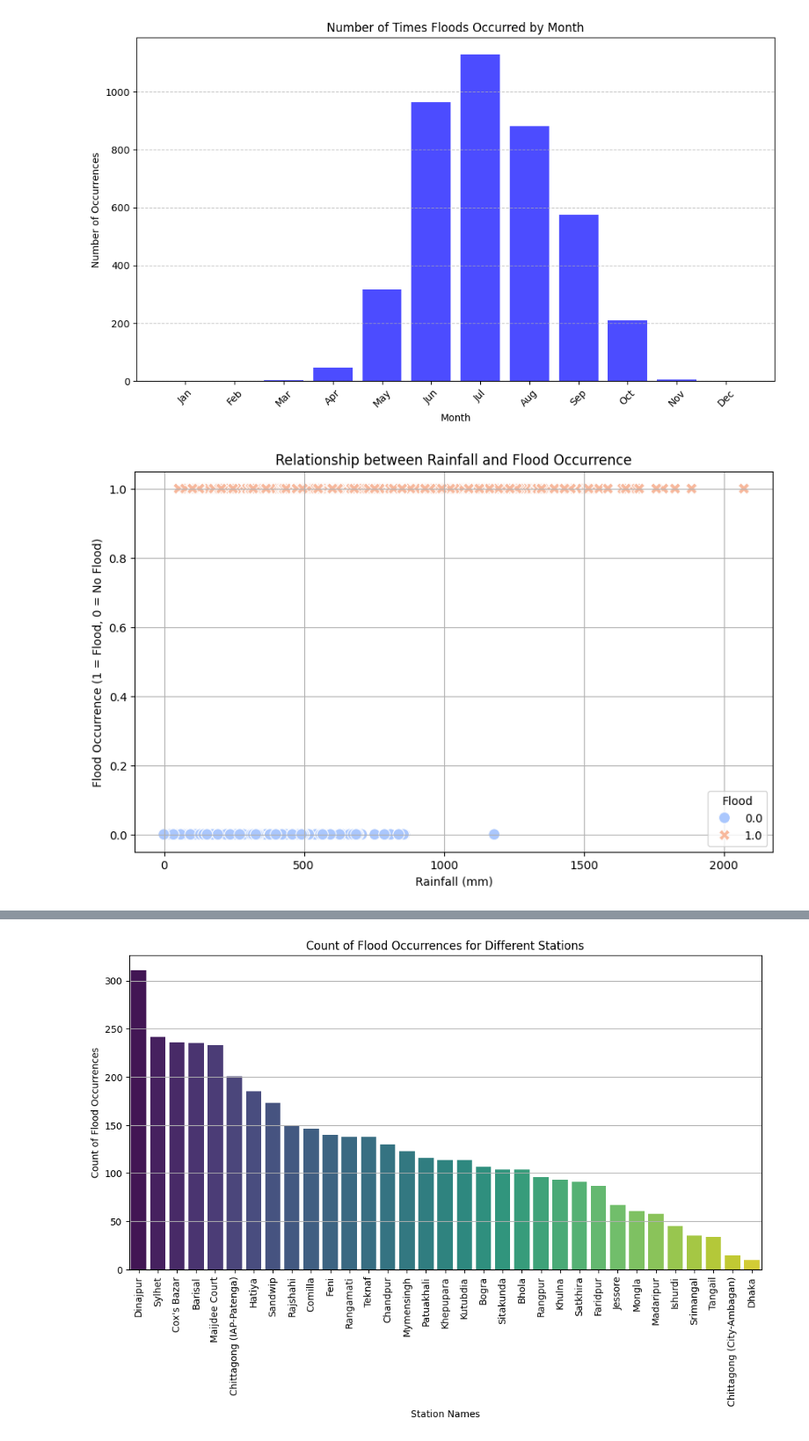
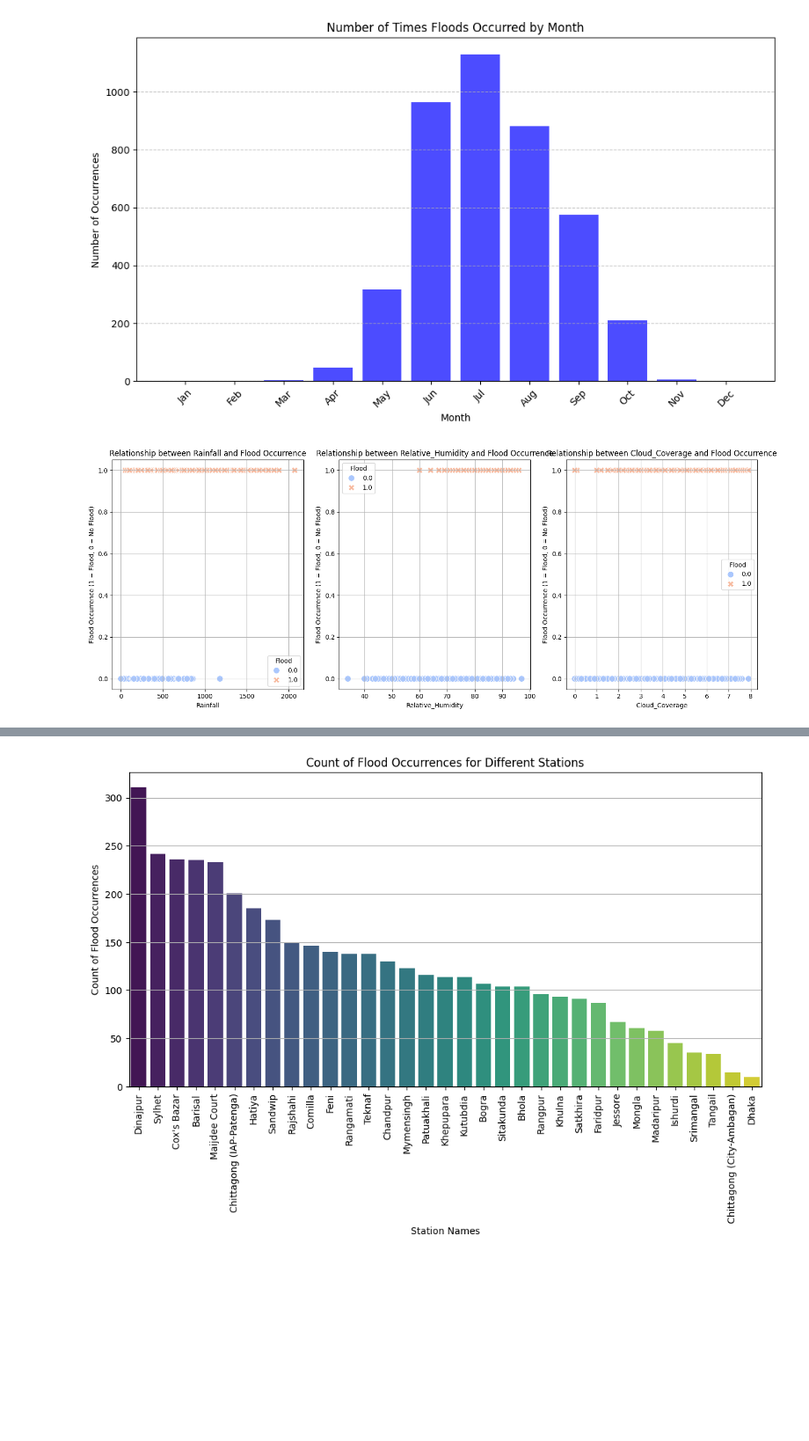
Before and after one commit to Arifulhaque-02128/ML_Projects, a Jupyter notebook: flood_prediction_in_bangladesh.ipynb, the cells around one changed output, grey strips where cells are left out. Shown: that part at 88% size. Saved outputs shown, nothing was run; the diff lists cells and outputs as text; code cells hidden in the pictures; blank space fills up the shorter version.

```diff
--- a/flood_prediction_in_bangladesh.ipynb
+++ b/flood_prediction_in_bangladesh.ipynb
@@ -125,14 +125,22 @@ plt.show()
 # %% [output]
 [figure]
 # %%
-# Plot the relationship between Rainfall and Flood occurrence
-plt.figure(figsize=(10, 6))
-sns.scatterplot(data=df, x='Rainfall', y='Flood?', hue='Flood?', style='Flood?', s=100, palette='coolwarm')
-plt.title('Relationship between Rainfall and Flood Occurrence')
-plt.xlabel('Rainfall (mm)')
-plt.ylabel('Flood Occurrence (1 = Flood, 0 = No Flood)')
-plt.legend(title='Flood')
-plt.grid(True)
+X_features = ['Rainfall', 'Relative_Humidity', 'Cloud_Coverage']
+
+# Create subplots
+fig, axes = plt.subplots(nrows=1, ncols=len(X_features), figsize=(15, 6))
+
+# Iterate over each feature and plot
+for i, feature in enumerate(X_features):
+    sns.scatterplot(data=df, x=feature, y='Flood?', hue='Flood?', style='Flood?', s=100, palette='coolwarm', ax=axes[i])
+    axes[i].set_title(f'Relationship between {feature} and Flood Occurrence')
+    axes[i].set_xlabel(f'{feature}')
+    axes[i].set_ylabel('Flood Occurrence (1 = Flood, 0 = No Flood)')
+    axes[i].legend(title='Flood')
+    axes[i].grid(True)
+
+plt.subplots_adjust(hspace=0.5)
+plt.tight_layout()
 plt.show()
 # %% [output]
-[figure, old version]
+[figure, new version]
```
Also changed, not shown: parts of 16 cells of this notebook.
